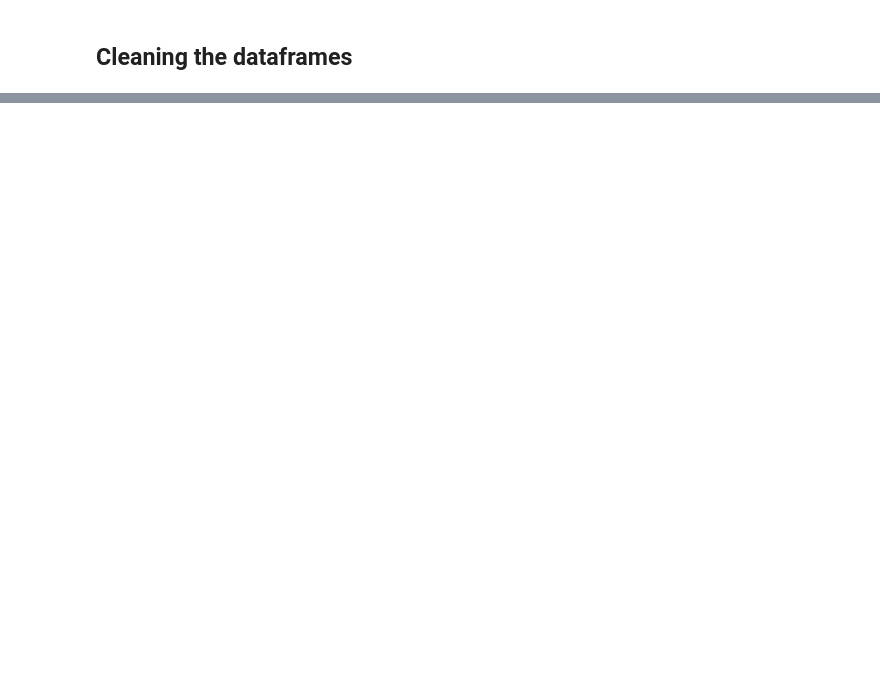
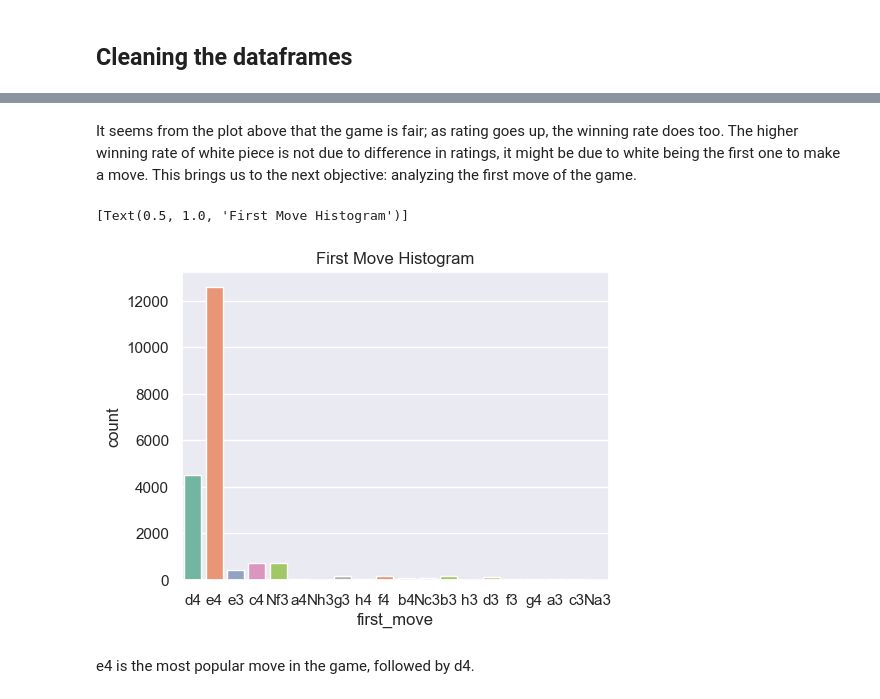
Before and after one commit to heysteph/FinalProject, a Jupyter notebook: notebook.ipynb, the cells around one changed output, grey strips where cells are left out. Saved outputs shown, nothing was run; the diff lists cells and outputs as text; code cells hidden in the pictures; blank space fills up the shorter version.

```diff
--- a/notebook.ipynb
+++ b/notebook.ipynb
@@ -83,0 +128,10 @@ array(['None', 'Gold', 'Bronze', 'Silver'], dtype=object)
+# %% [markdown]
+It seems from the plot above that the game is fair; as rating goes up, the winning rate does too. The higher winning rate of white piece is not due to difference in ratings, it might be due to white being the first one to make a move. This brings us to the next objective: analyzing the first move of the game.
+# %%
+sns.set()
+sns.countplot(data=df, x='first_move', palette='Set2').set(title='First Move Histogram')
+# %% [output]
+[Text(0.5, 1.0, 'First Move Histogram')]
+[figure, added]
+# %% [markdown]
+e4 is the most popular move in the game, followed by d4.
```
Also changed, not shown: parts of 19 cells of this notebook, 6 other files.
